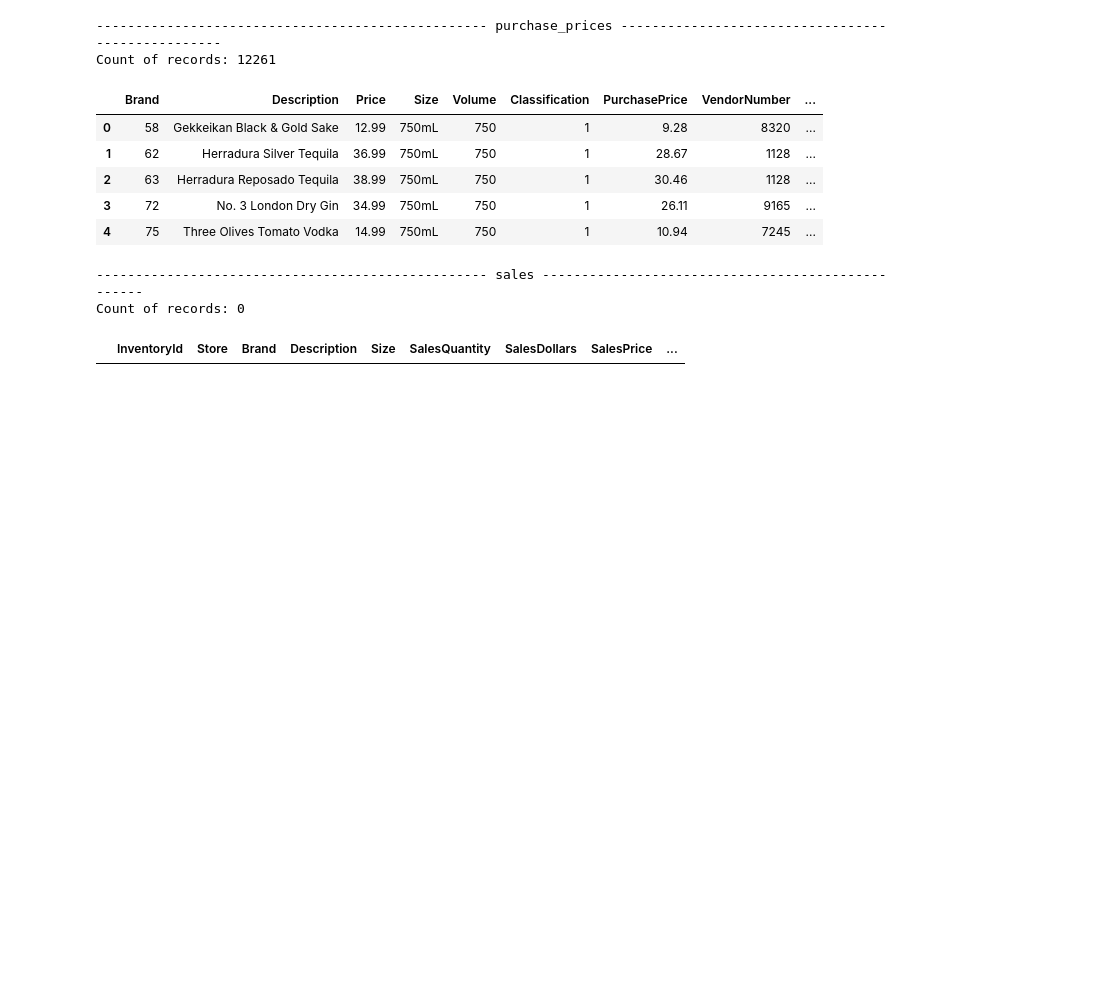
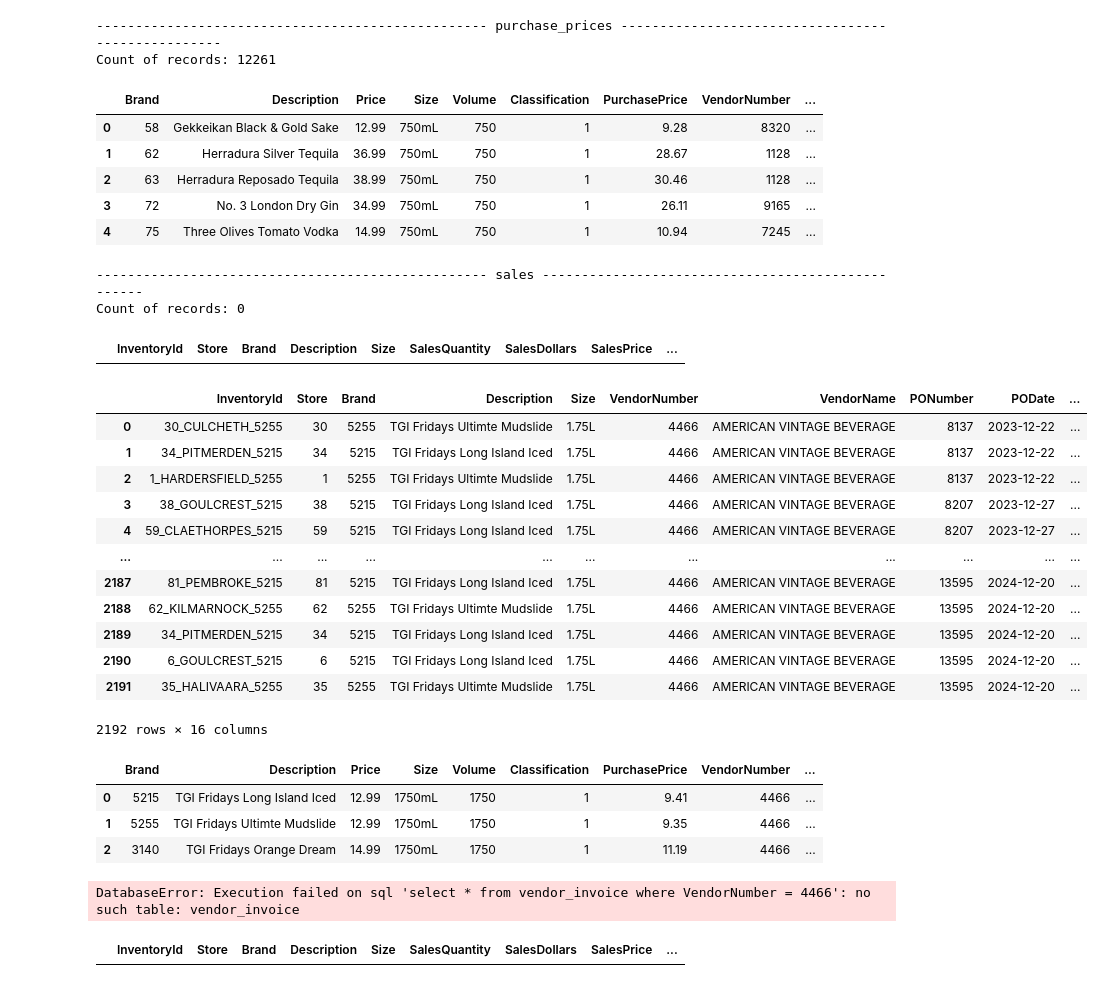
Before and after one commit to dharmeshrohit/Vendor-Performance-Analytics, a Jupyter notebook: Exploratory Data Analysis.ipynb, the cells around one changed output. Saved outputs shown, nothing was run; the diff lists cells and outputs as text; code cells hidden in the pictures; blank space fills up the shorter version.

Commit message:
Explore the data from the tables

```diff
--- a/Exploratory Data Analysis.ipynb
+++ b/Exploratory Data Analysis.ipynb
@@ -57,3 +62,39 @@ Count of records: 12261
 -------------------------------------------------- sales --------------------------------------------------
 Count of records: 0
 |  | InventoryId | Store | Brand | Description | Size | SalesQuantity | SalesDollars | SalesPrice | ... |
+# %%
+# choosing one vendor and filtering the different tables
+purchases = pd.read_sql_query("select * from purchases where VendorNumber = 4466",conn)
+purchases
+# %% [output]
+|  | InventoryId | Store | Brand | Description | Size | VendorNumber | VendorName | PONumber | PODate | ... |
+| 0 | 30_CULCHETH_5255 | 30 | 5255 | TGI Fridays Ultimte Mudslide | 1.75L | 4466 | AMERICAN VINTAGE BEVERAGE | 8137 | 2023-12-22 | ... |
+| 1 | 34_PITMERDEN_5215 | 34 | 5215 | TGI Fridays Long Island Iced | 1.75L | 4466 | AMERICAN VINTAGE BEVERAGE | 8137 | 2023-12-22 | ... |
+| 2 | 1_HARDERSFIELD_5255 | 1 | 5255 | TGI Fridays Ultimte Mudslide | 1.75L | 4466 | AMERICAN VINTAGE BEVERAGE | 8137 | 2023-12-22 | ... |
+| 3 | 38_GOULCREST_5215 | 38 | 5215 | TGI Fridays Long Island Iced | 1.75L | 4466 | AMERICAN VINTAGE BEVERAGE | 8207 | 2023-12-27 | ... |
+| 4 | 59_CLAETHORPES_5215 | 59 | 5215 | TGI Fridays Long Island Iced | 1.75L | 4466 | AMERICAN VINTAGE BEVERAGE | 8207 | 2023-12-27 | ... |
+| ... | ... | ... | ... | ... | ... | ... | ... | ... | ... | ... |
+| 2187 | 81_PEMBROKE_5215 | 81 | 5215 | TGI Fridays Long Island Iced | 1.75L | 4466 | AMERICAN VINTAGE BEVERAGE | 13595 | 2024-12-20 | ... |
+| 2188 | 62_KILMARNOCK_5255 | 62 | 5255 | TGI Fridays Ultimte Mudslide | 1.75L | 4466 | AMERICAN VINTAGE BEVERAGE | 13595 | 2024-12-20 | ... |
+| 2189 | 34_PITMERDEN_5215 | 34 | 5215 | TGI Fridays Long Island Iced | 1.75L | 4466 | AMERICAN VINTAGE BEVERAGE | 13595 | 2024-12-20 | ... |
+| 2190 | 6_GOULCREST_5215 | 6 | 5215 | TGI Fridays Long Island Iced | 1.75L | 4466 | AMERICAN VINTAGE BEVERAGE | 13595 | 2024-12-20 | ... |
+| 2191 | 35_HALIVAARA_5255 | 35 | 5255 | TGI Fridays Ultimte Mudslide | 1.75L | 4466 | AMERICAN VINTAGE BEVERAGE | 13595 | 2024-12-20 | ... |
+2192 rows × 16 columns
+# %%
+purchase_prices = pd.read_sql_query("""select * from purchase_prices where VendorNumber = 4466""",conn)
+purchase_prices
+# %% [output]
+|  | Brand | Description | Price | Size | Volume | Classification | PurchasePrice | VendorNumber | ... |
+| 0 | 5215 | TGI Fridays Long Island Iced | 12.99 | 1750mL | 1750 | 1 | 9.41 | 4466 | ... |
+| 1 | 5255 | TGI Fridays Ultimte Mudslide | 12.99 | 1750mL | 1750 | 1 | 9.35 | 4466 | ... |
+| 2 | 3140 | TGI Fridays Orange Dream | 14.99 | 1750mL | 1750 | 1 | 11.19 | 4466 | ... |
+# %%
+vendor_invoice = pd.read_sql_query("""select * from vendor_invoice where VendorNumber = 4466""",conn)
+vendor_invoice
+# %% [output]
+DatabaseError: Execution failed on sql 'select * from vendor_invoice where VendorNumber = 4466': no such table: vendor_invoice
+# %%
+sales = pd.read_sql_query("""select * from sales where VendorNo = 4466""",conn)
+sales
+# %% [output]
+|  | InventoryId | Store | Brand | Description | Size | SalesQuantity | SalesDollars | SalesPrice | ... |
```
Also changed, not shown: parts of 3 cells of this notebook.
